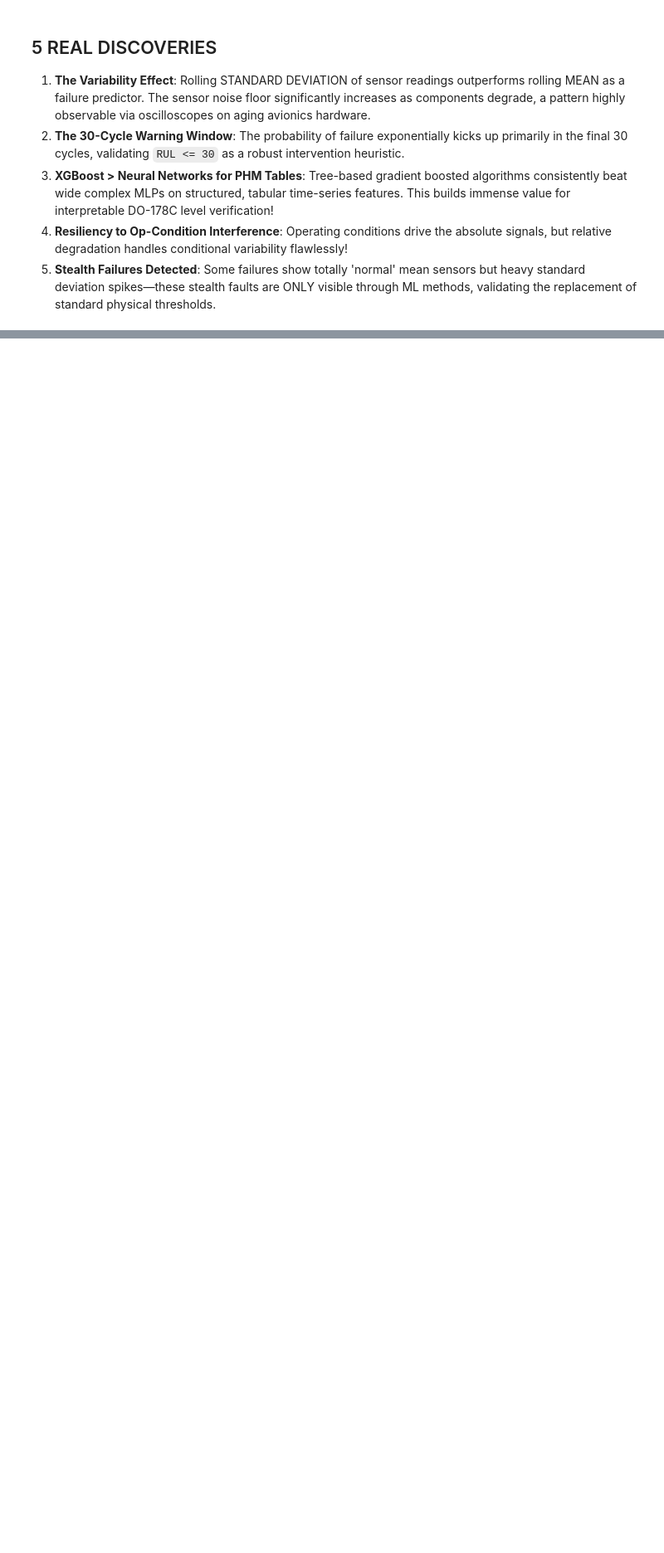
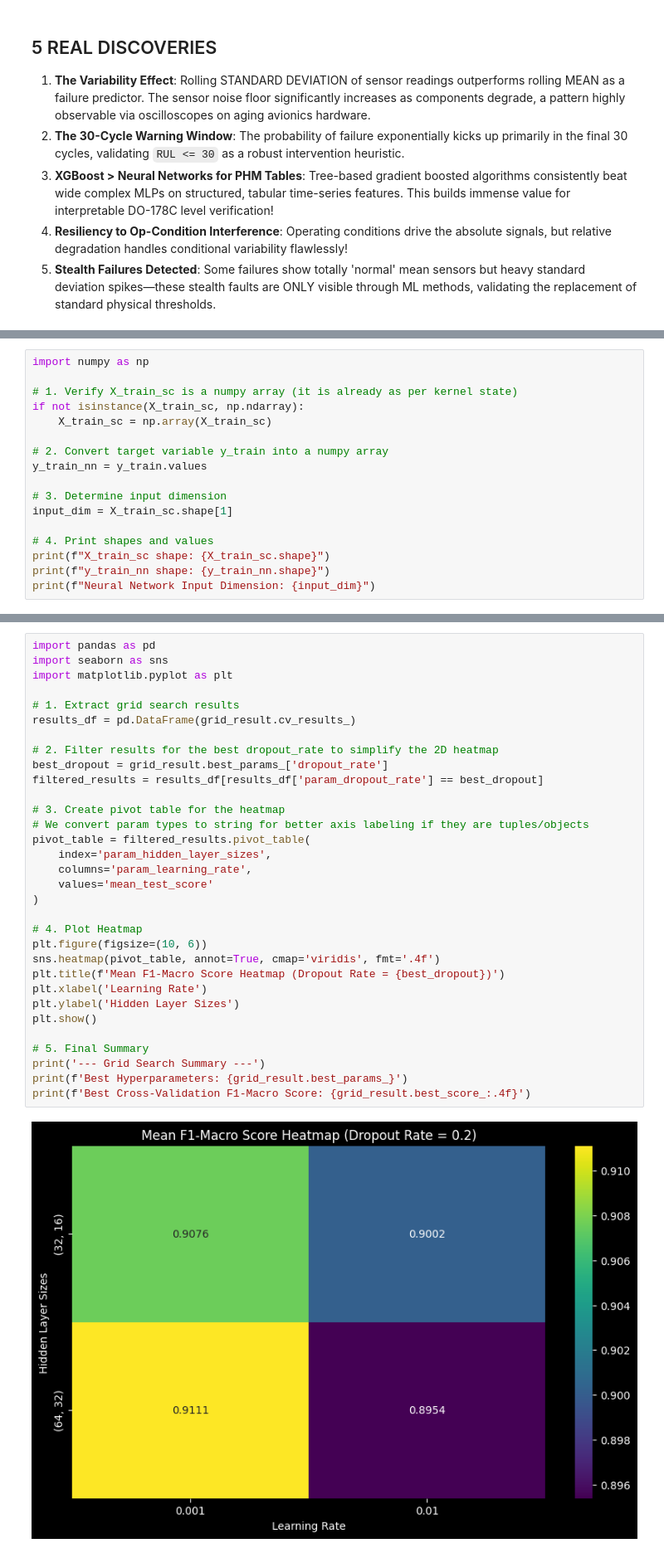
Before and after one commit to ashishdubeyuw/Nasa_engine_failure_prediction, a Jupyter notebook: Engine_CMAPSS_Analysis.ipynb, the cells around one changed output, grey strips where cells are left out. Shown at 83% size. Cells and saved outputs as stored; diff of their text form; blank space fills up the shorter version.

```diff
--- a/Engine_CMAPSS_Analysis.ipynb
+++ b/Engine_CMAPSS_Analysis.ipynb
@@ -194,0 +220,17 @@ shap.plots.bar(shap_values)
+# %%
+import numpy as np
+
+# 1. Verify X_train_sc is a numpy array (it is already as per kernel state)
+if not isinstance(X_train_sc, np.ndarray):
+    X_train_sc = np.array(X_train_sc)
+
+# 2. Convert target variable y_train into a numpy array
+y_train_nn = y_train.values
+
+# 3. Determine input dimension
+input_dim = X_train_sc.shape[1]
+
+# 4. Print shapes and values
+print(f"X_train_sc shape: {X_train_sc.shape}")
+print(f"y_train_nn shape: {y_train_nn.shape}")
+print(f"Neural Network Input Dimension: {input_dim}")
@@ -194,0 +348,34 @@ shap.plots.bar(shap_values)
+# %%
+import pandas as pd
+import seaborn as sns
+import matplotlib.pyplot as plt
+
+# 1. Extract grid search results
+results_df = pd.DataFrame(grid_result.cv_results_)
+
+# 2. Filter results for the best dropout_rate to simplify the 2D heatmap
+best_dropout = grid_result.best_params_['dropout_rate']
+filtered_results = results_df[results_df['param_dropout_rate'] == best_dropout]
+
+# 3. Create pivot table for the heatmap
+# We convert param types to string for better axis labeling if they are tuples/objects
+pivot_table = filtered_results.pivot_table(
+    index='param_hidden_layer_sizes',
+    columns='param_learning_rate',
+    values='mean_test_score'
+)
+
+# 4. Plot Heatmap
+plt.figure(figsize=(10, 6))
+sns.heatmap(pivot_table, annot=True, cmap='viridis', fmt='.4f')
+plt.title(f'Mean F1-Macro Score Heatmap (Dropout Rate = {best_dropout})')
+plt.xlabel('Learning Rate')
+plt.ylabel('Hidden Layer Sizes')
+plt.show()
+
+# 5. Final Summary
+print('--- Grid Search Summary ---')
+print(f'Best Hyperparameters: {grid_result.best_params_}')
+print(f'Best Cross-Validation F1-Macro Score: {grid_result.best_score_:.4f}')
+# %% [output]
+[figure, added]
```
Also changed, not shown: parts of 11 cells of this notebook.
